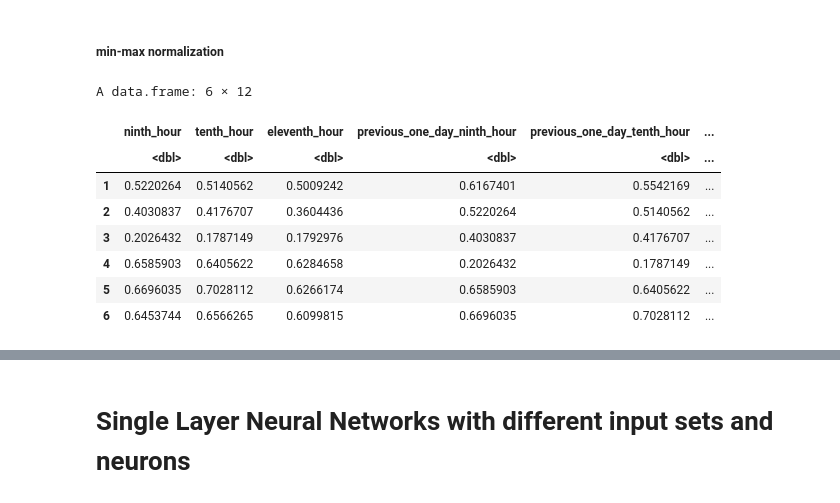
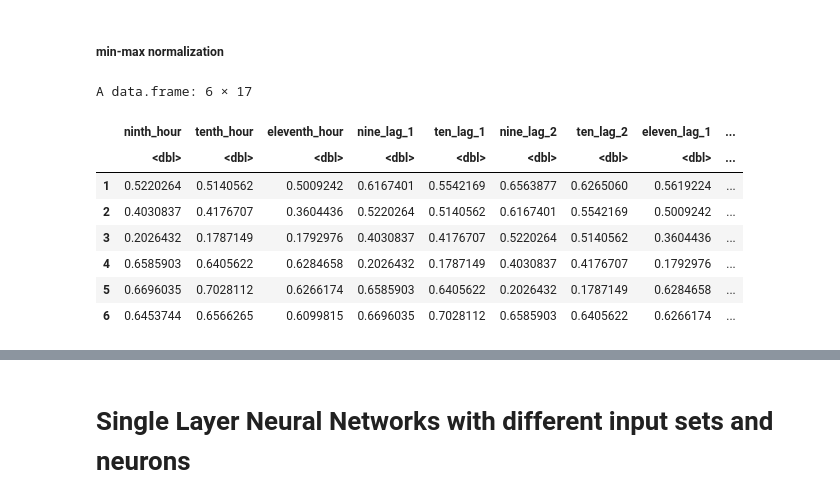
Before and after one commit to Saranga99/DM-ML, a Jupyter notebook: coursework/CW_Q2.ipynb, the cells around one changed output, grey strips where cells are left out. Saved outputs shown, nothing was run; the diff lists cells and outputs as text; code cells hidden in the pictures.

```diff
--- a/coursework/CW_Q2.ipynb
+++ b/coursework/CW_Q2.ipynb
@@ -57,15 +57,21 @@ summary(df[2:4])
 # creating revious time frame values for autoregressive model
 df_full = df %>%
  mutate(
-    previous_one_day_ninth_hour = lag(df$ninth_hour,1),
-    previous_one_day_tenth_hour = lag(df$tenth_hour,1),
-    previous_two_day_ninth_hour = lag(df$ninth_hour,2),
-    previous_two_day_tenth_hour = lag(df$tenth_hour,2),
-    previous_one_day_eleventh_hour = lag(df$eleventh_hour,1),
-    previous_two_day_eleventh_hour = lag(df$eleventh_hour,2),
-    previous_three_day_eleventh_hour = lag(df$eleventh_hour,3),
-    previous_four_day_eleventh_hour = lag(df$eleventh_hour,4),
-    seven_day_rolling_mean = rollmean(eleventh_hour,7, fill = NA)) %>%
+    nine_lag_1 = lag(df$ninth_hour,1),
+    ten_lag_1 = lag(df$tenth_hour,1),
+    nine_lag_2 = lag(df$ninth_hour,2),
+    ten_lag_2 = lag(df$tenth_hour,2),
+    eleven_lag_1 = lag(df$eleventh_hour,1),
+    eleven_lag_2 = lag(df$eleventh_hour,2),
+    eleven_lag_3 = lag(df$eleventh_hour,3),
+    eleven_lag_4 = lag(df$eleventh_hour,4),
+    #roll mean
+    nine_rollmean_4 = rollmean(ninth_hour,4, fill = NA),
+    nine_rollmean_7 = rollmean(ninth_hour,7, fill = NA),
+    ten_rollmean_4 = rollmean(tenth_hour,4, fill = NA),
+    ten_rollmean_7 = rollmean(tenth_hour,7, fill = NA),
+    eleven_rollmean_4 = rollmean(eleventh_hour,4, fill = NA),
+    eleven_rollmean_7 = rollmean(eleventh_hour,7, fill = NA)) %>%
 #Drop null coulumns
 drop_na()
 # %%
@@ -162,15 +188,15 @@ return ((x - min(x)) / (max(x) - min(x))) }
 unnormalize_eleventh_hour <- function(x) {
 return( (max(df_full$eleventh_hour) - min(df_full$eleventh_hour))*x + min(df_full$eleventh_hour)) }
 # %%
-df_normalized <- as.data.frame(lapply(df_full[2:13], min_max_normalize))
+df_normalized <- as.data.frame(lapply(df_full[2:18], min_max_normalize))
 head(df_normalized)
 # %% [output]
-A data.frame: 6 × 12
+A data.frame: 6 × 17
-|  | ninth_hour | tenth_hour | eleventh_hour | previous_one_day_ninth_hour | previous_one_day_tenth_hour | ... |
-|  | <dbl> | <dbl> | <dbl> | <dbl> | <dbl> | ... |
-| 1 | 0.5220264 | 0.5140562 | 0.5009242 | 0.6167401 | 0.5542169 | ... |
-| 2 | 0.4030837 | 0.4176707 | 0.3604436 | 0.5220264 | 0.5140562 | ... |
-| 3 | 0.2026432 | 0.1787149 | 0.1792976 | 0.4030837 | 0.4176707 | ... |
-| 4 | 0.6585903 | 0.6405622 | 0.6284658 | 0.2026432 | 0.1787149 | ... |
-| 5 | 0.6696035 | 0.7028112 | 0.6266174 | 0.6585903 | 0.6405622 | ... |
-| 6 | 0.6453744 | 0.6566265 | 0.6099815 | 0.6696035 | 0.7028112 | ... |
+|  | ninth_hour | tenth_hour | eleventh_hour | nine_lag_1 | ten_lag_1 | nine_lag_2 | ten_lag_2 | eleven_lag_1 | ... |
+|  | <dbl> | <dbl> | <dbl> | <dbl> | <dbl> | <dbl> | <dbl> | <dbl> | ... |
+| 1 | 0.5220264 | 0.5140562 | 0.5009242 | 0.6167401 | 0.5542169 | 0.6563877 | 0.6265060 | 0.5619224 | ... |
+| 2 | 0.4030837 | 0.4176707 | 0.3604436 | 0.5220264 | 0.5140562 | 0.6167401 | 0.5542169 | 0.5009242 | ... |
+| 3 | 0.2026432 | 0.1787149 | 0.1792976 | 0.4030837 | 0.4176707 | 0.5220264 | 0.5140562 | 0.3604436 | ... |
+| 4 | 0.6585903 | 0.6405622 | 0.6284658 | 0.2026432 | 0.1787149 | 0.4030837 | 0.4176707 | 0.1792976 | ... |
+| 5 | 0.6696035 | 0.7028112 | 0.6266174 | 0.6585903 | 0.6405622 | 0.2026432 | 0.1787149 | 0.6284658 | ... |
+| 6 | 0.6453744 | 0.6566265 | 0.6099815 | 0.6696035 | 0.7028112 | 0.6585903 | 0.6405622 | 0.6266174 | ... |
```
Also changed, not shown: parts of 31 cells of this notebook.
